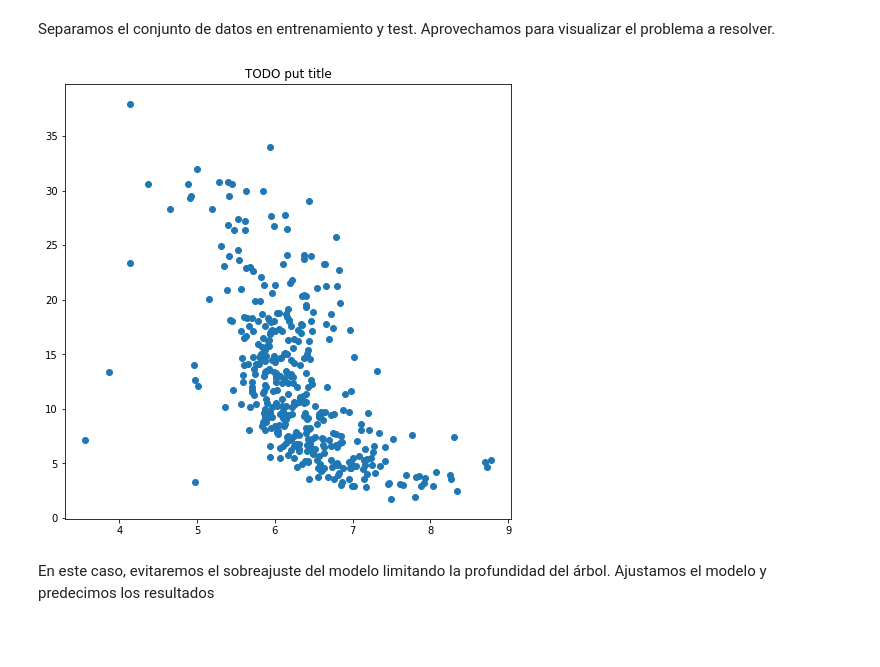
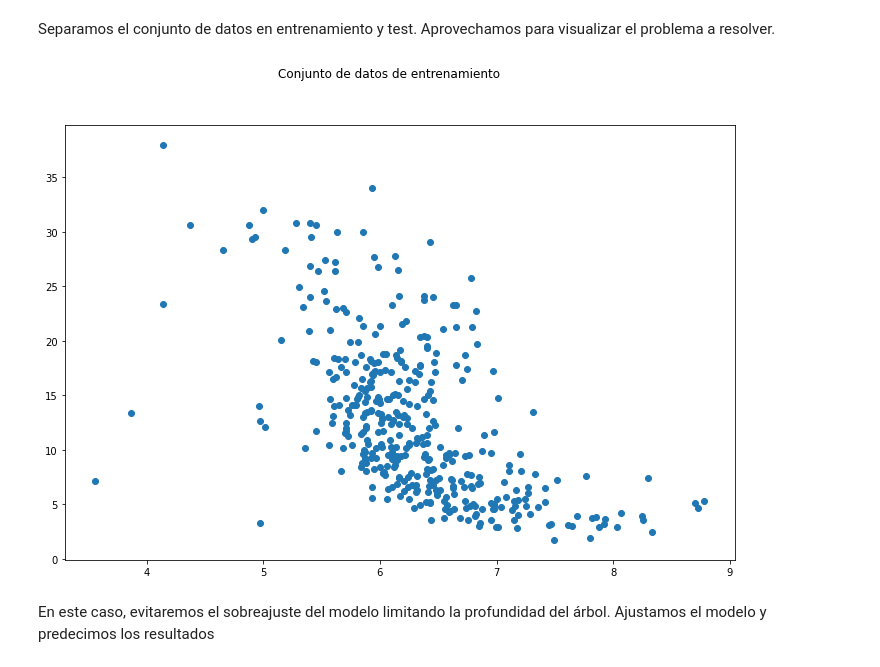
Before and after one commit to juanhuguetgarcia/intro_apren_auto, a Jupyter notebook: intro_apren_auto/chapters/ch7/ch7-dev-tree-01-arboles-decision.ipynb, the cells around one changed output. Drawn from its saved outputs; the diff is of its cells as text; code cells hidden in the pictures; blank space fills up the shorter version.

```diff
--- a/intro_apren_auto/chapters/ch7/ch7-dev-tree-01-arboles-decision.ipynb
+++ b/intro_apren_auto/chapters/ch7/ch7-dev-tree-01-arboles-decision.ipynb
@@ -508,15 +512,15 @@ visualizar el problema a resolver.
 # %%
 from sklearn.model_selection import train_test_split
 
 X_train, X_test, y_train, Y_test = train_test_split(X, y, test_size = 0.2,
                                                     random_state=5)
 
-plt.figure(figsize=(8, 8))
-plt.title("Conjunto de datos de entrenamiento")
+fig = plt.figure(figsize=(12, 8))
+fig.suptitle("Conjunto de datos de entrenamiento", size = 16)
 # TODO: posar info al gràfic
 plt.scatter(X_train[:,0], X_train[:,1]);
 # %% [output]
-[figure, old version]
+[figure, new version]
 # %% [markdown]
 En este caso, evitaremos el sobreajuste del modelo limitando la profundidad
 del árbol. Ajustamos el modelo y predecimos los resultados
```
Also changed, not shown: parts of 11 cells of this notebook, 1 other file.
